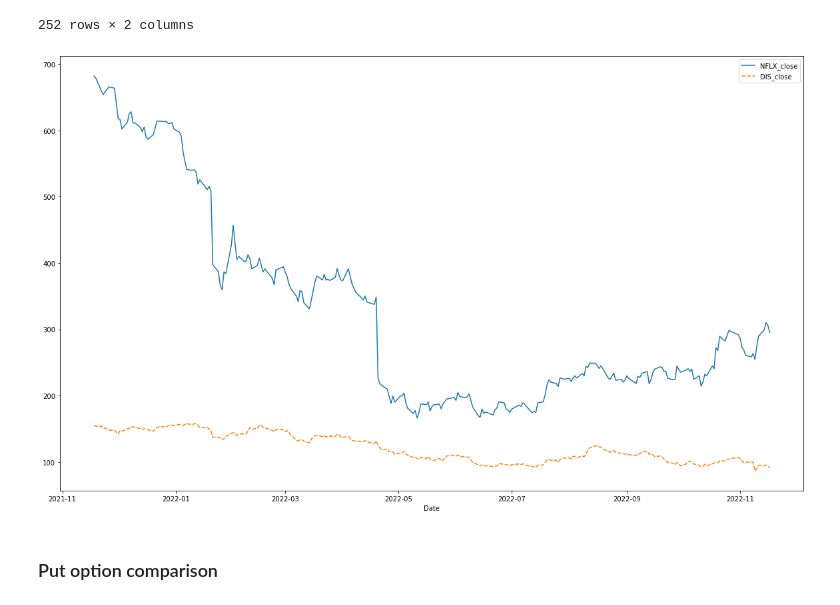
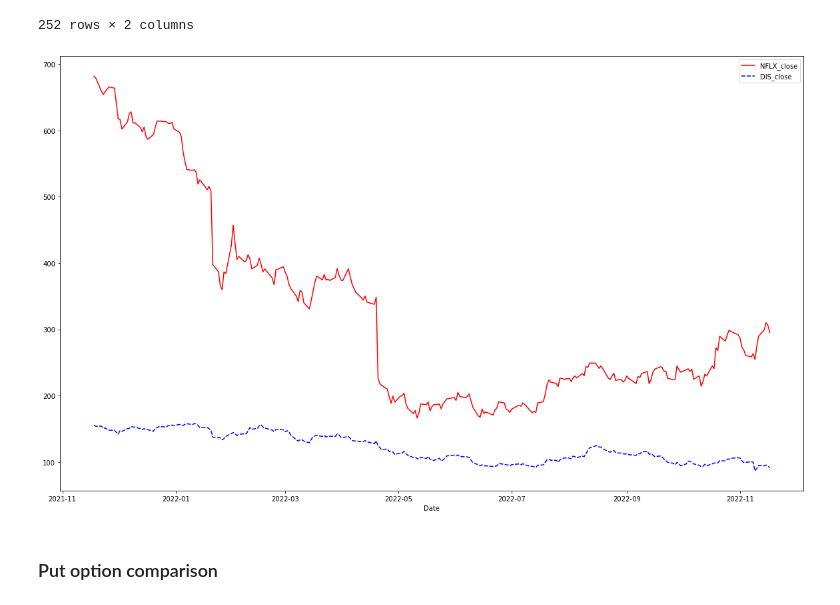
Before and after one commit to AnushaGanapathi/DSSoc, a Jupyter notebook: Options Pricing_NFLX, DIS.ipynb, the cells around one changed output. Drawn from its saved outputs; the diff is of its cells as text; code cells hidden in the pictures.

```diff
--- a/Options Pricing_NFLX, DIS.ipynb
+++ b/Options Pricing_NFLX, DIS.ipynb
@@ -81,12 +85,12 @@ nflx_vs_dis
 # %%
 import seaborn as sns
 import matplotlib.pyplot as plt
 
 plt.figure(figsize = (20,12))
-sns.lineplot(data = nflx_vs_dis)
+sns.lineplot(data = nflx_vs_dis, palette=['r', 'b'])
 plt.show()
 # %% [output]
-[figure, old version]
+[figure, new version]
 # %% [markdown]
 ### Put option comparison
 # %%
```
Also changed, not shown: parts of 15 cells of this notebook, 1 other file.
